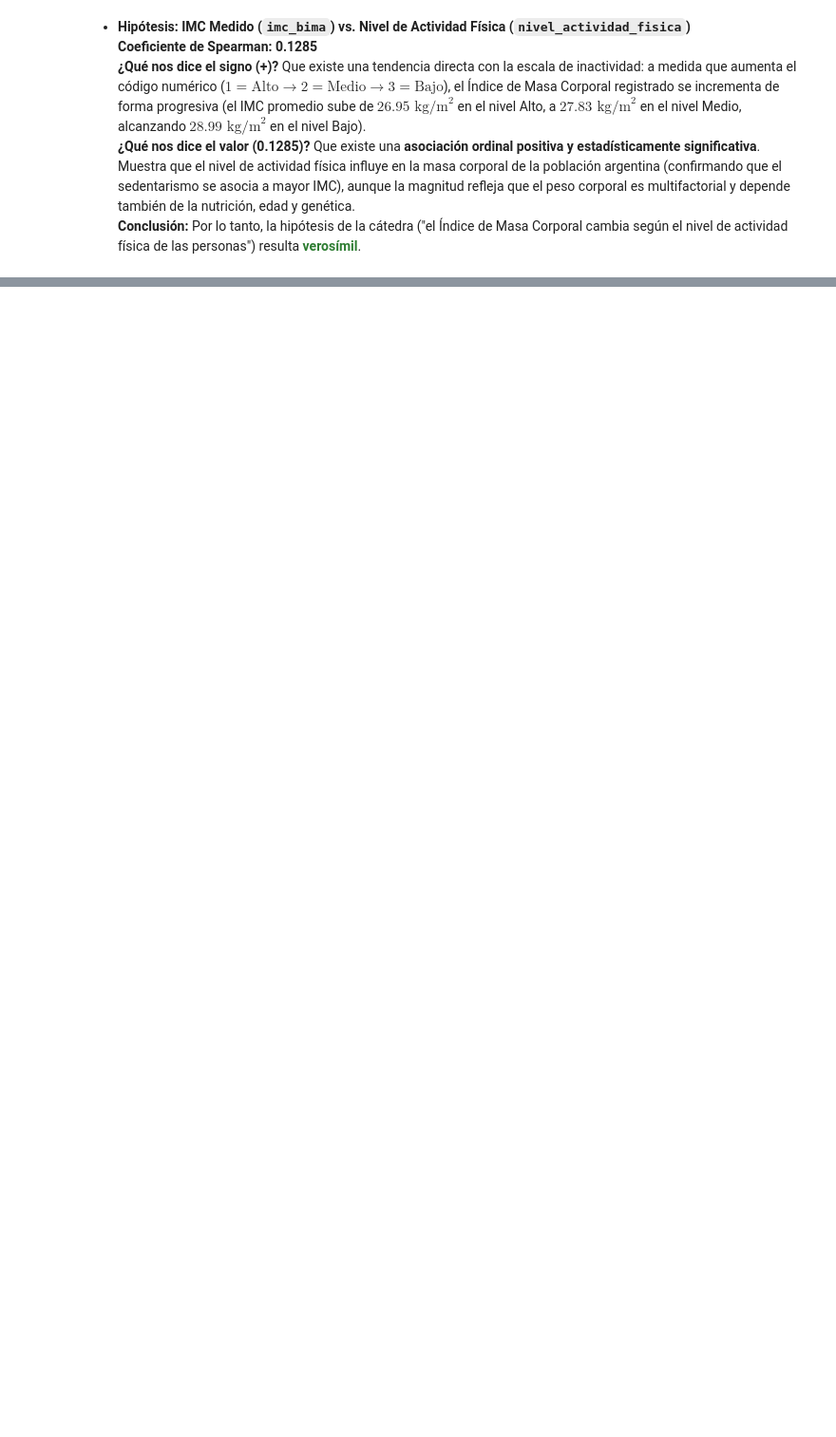
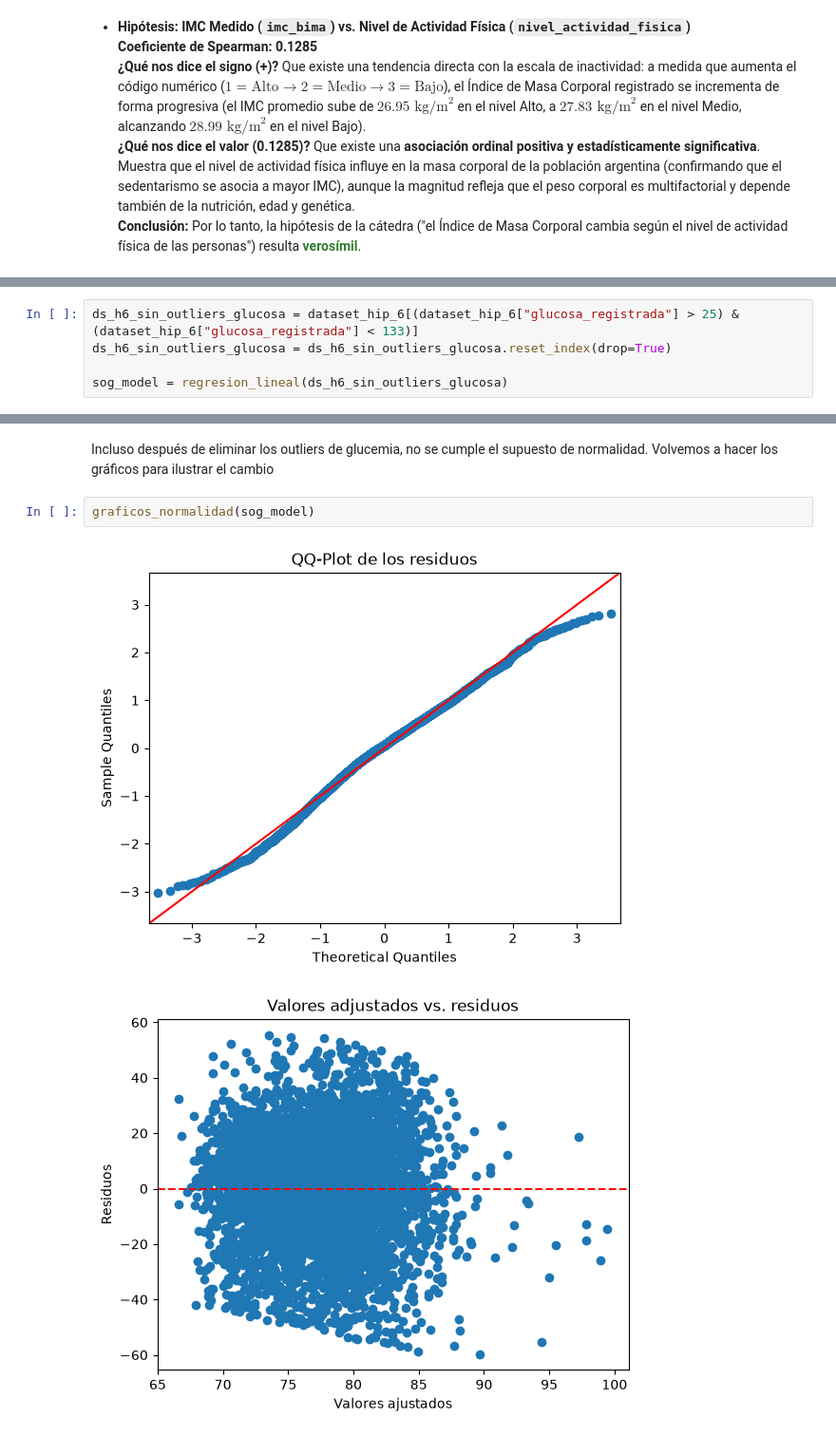
Before and after one commit to agustinlopezgh/TPE-FdlCdD-2026, a Jupyter notebook: Pruebas1.ipynb, the cells around one changed output, grey strips where cells are left out. Shown at 95% size. Saved outputs shown, nothing was run; the diff lists cells and outputs as text; blank space fills up the shorter version.

```diff
--- a/Pruebas1.ipynb
+++ b/Pruebas1.ipynb
@@ -390,0 +601,5 @@ Passing `palette` without assigning `hue` is deprecated and will be removed in v
+# %%
+ds_h6_sin_outliers_glucosa = dataset_hip_6[(dataset_hip_6["glucosa_registrada"] > 25) & (dataset_hip_6["glucosa_registrada"] < 133)]
+ds_h6_sin_outliers_glucosa = ds_h6_sin_outliers_glucosa.reset_index(drop=True)
+
+sog_model = regresion_lineal(ds_h6_sin_outliers_glucosa)
@@ -390,0 +624,7 @@ Passing `palette` without assigning `hue` is deprecated and will be removed in v
+# %% [markdown]
+Incluso después de eliminar los outliers de glucemia, no se cumple el supuesto de normalidad. Volvemos a hacer los gráficos para ilustrar el cambio
+# %%
+graficos_normalidad(sog_model)
+# %% [output]
+[figure, added]
+[figure, added]
```
Also changed, not shown: parts of 61 cells of this notebook, 1 other file.
